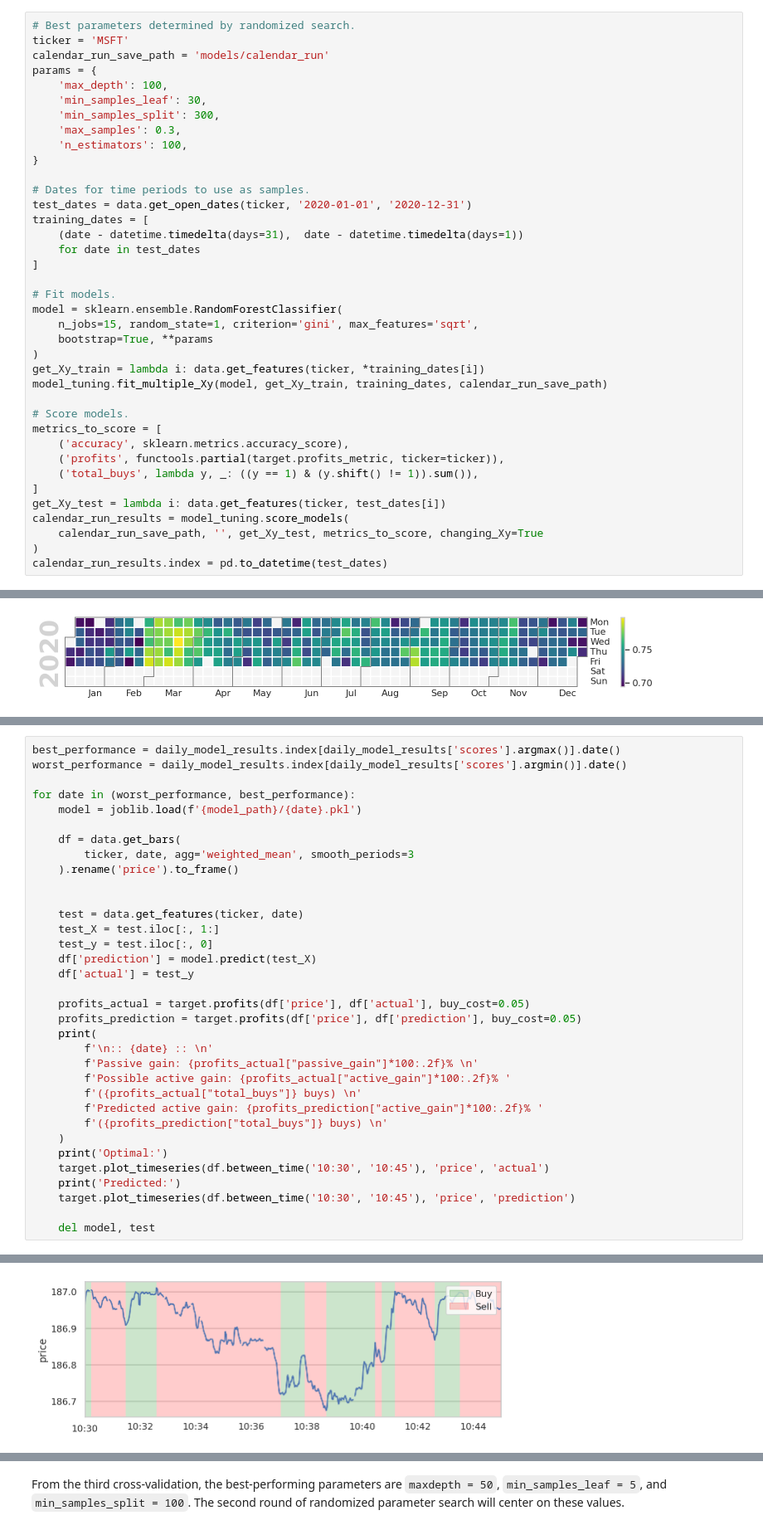
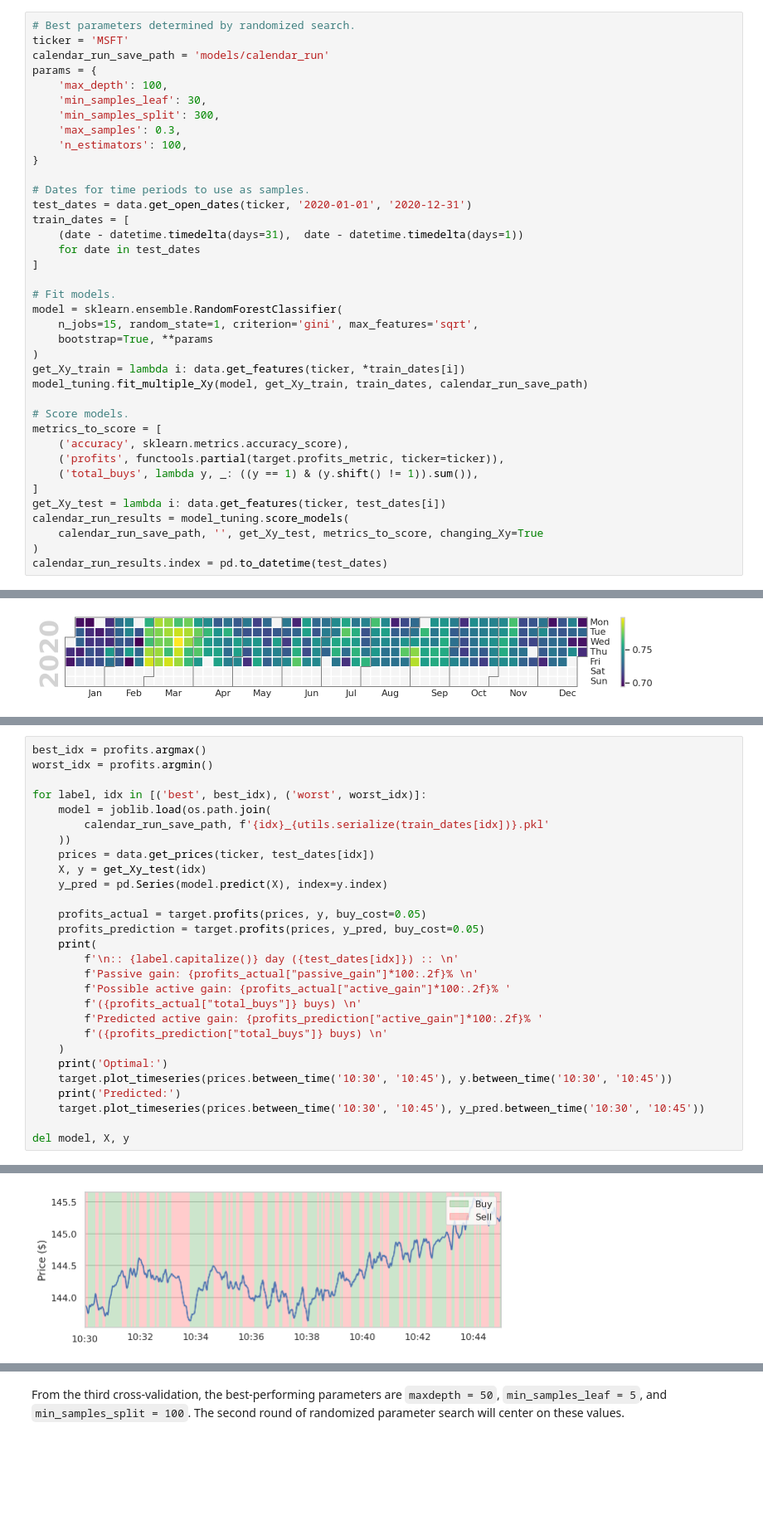
Before and after one commit to dwitvliet/project-stock-trading, a Jupyter notebook: stock_prediction.ipynb, the cells around one changed output, grey strips where cells are left out. Shown at 83% size. Saved outputs shown, nothing was run; the diff lists cells and outputs as text; blank space fills up the shorter version.

```diff
--- a/stock_prediction.ipynb
+++ b/stock_prediction.ipynb
@@ -502,7 +502,7 @@ params = {
 
 # Dates for time periods to use as samples.
 test_dates = data.get_open_dates(ticker, '2020-01-01', '2020-12-31')
-training_dates = [
+train_dates = [
     (date - datetime.timedelta(days=31),  date - datetime.timedelta(days=1))
     for date in test_dates
 ]
@@ -512,8 +512,8 @@ model = sklearn.ensemble.RandomForestClassifier(
     n_jobs=15, random_state=1, criterion='gini', max_features='sqrt',
     bootstrap=True, **params
 )
-get_Xy_train = lambda i: data.get_features(ticker, *training_dates[i])
-model_tuning.fit_multiple_Xy(model, get_Xy_train, training_dates, calendar_run_save_path)
+get_Xy_train = lambda i: data.get_features(ticker, *train_dates[i])
+model_tuning.fit_multiple_Xy(model, get_Xy_train, train_dates, calendar_run_save_path)
 
 # Score models.
 metrics_to_score = [
@@ -546,25 +548,19 @@ For 30 days of the year 2020, the model outperformed passive growth, on average
 # %%
-best_performance = daily_model_results.index[daily_model_results['scores'].argmax()].date()
-worst_performance = daily_model_results.index[daily_model_results['scores'].argmin()].date()
+best_idx = profits.argmax()
+worst_idx = profits.argmin()
 
-for date in (worst_performance, best_performance):
-    model = joblib.load(f'{model_path}/{date}.pkl')
+for label, idx in [('best', best_idx), ('worst', worst_idx)]:
+    model = joblib.load(os.path.join(
+        calendar_run_save_path, f'{idx}_{utils.serialize(train_dates[idx])}.pkl'
+    ))
+    prices = data.get_prices(ticker, test_dates[idx])
+    X, y = get_Xy_test(idx)
+    y_pred = pd.Series(model.predict(X), index=y.index)
 
-    df = data.get_bars(
-        ticker, date, agg='weighted_mean', smooth_periods=3
-    ).rename('price').to_frame()
-
-
-    test = data.get_features(ticker, date)
-    test_X = test.iloc[:, 1:]
-    test_y = test.iloc[:, 0]
-    df['prediction'] = model.predict(test_X)
-    df['actual'] = test_y
-
-    profits_actual = target.profits(df['price'], df['actual'], buy_cost=0.05)
-    profits_prediction = target.profits(df['price'], df['prediction'], buy_cost=0.05)
+    profits_actual = target.profits(prices, y, buy_cost=0.05)
+    profits_prediction = target.profits(prices, y_pred, buy_cost=0.05)
     print(
-        f'\n:: {date} :: \n'
+        f'\n:: {label.capitalize()} day ({test_dates[idx]}) :: \n'
         f'Passive gain: {profits_actual["passive_gain"]*100:.2f}% \n'
         f'Possible active gain: {profits_actual["active_gain"]*100:.2f}% '
         f'({profits_actual["total_buys"]} buys) \n'
@@ -572,9 +568,9 @@ for date in (worst_performance, best_performance):
         f'({profits_prediction["total_buys"]} buys) \n'
     )
     print('Optimal:')
-    target.plot_timeseries(df.between_time('10:30', '10:45'), 'price', 'actual')
+    target.plot_timeseries(prices.between_time('10:30', '10:45'), y.between_time('10:30', '10:45'))
     print('Predicted:')
-    target.plot_timeseries(df.between_time('10:30', '10:45'), 'price', 'prediction')
+    target.plot_timeseries(prices.between_time('10:30', '10:45'), y_pred.between_time('10:30', '10:45'))
 
-    del model, test
+del model, X, y
 # %% [output]
@@ -585,4 +581,4 @@ Predicted active gain: -18.35% (1231 buys)
 
 Optimal:
-[figure, old version]
+[figure, new version]
 Predicted:
```
Also changed, not shown: parts of 6 cells of this notebook.
